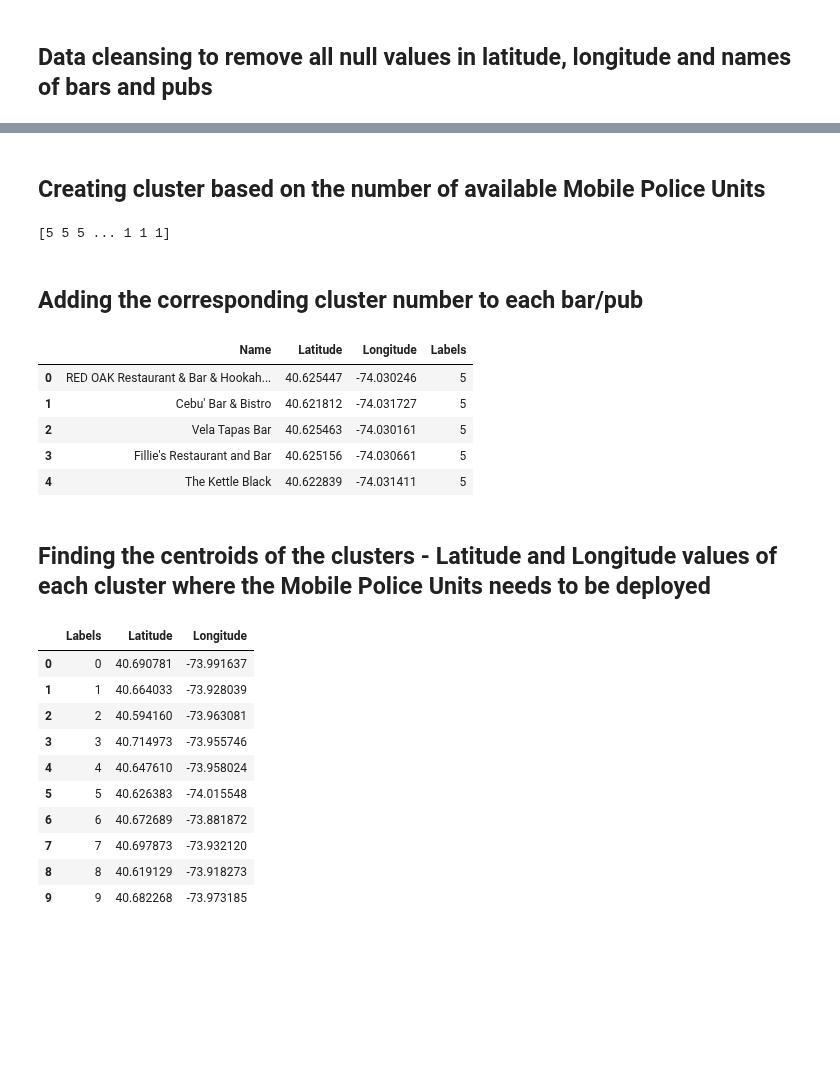
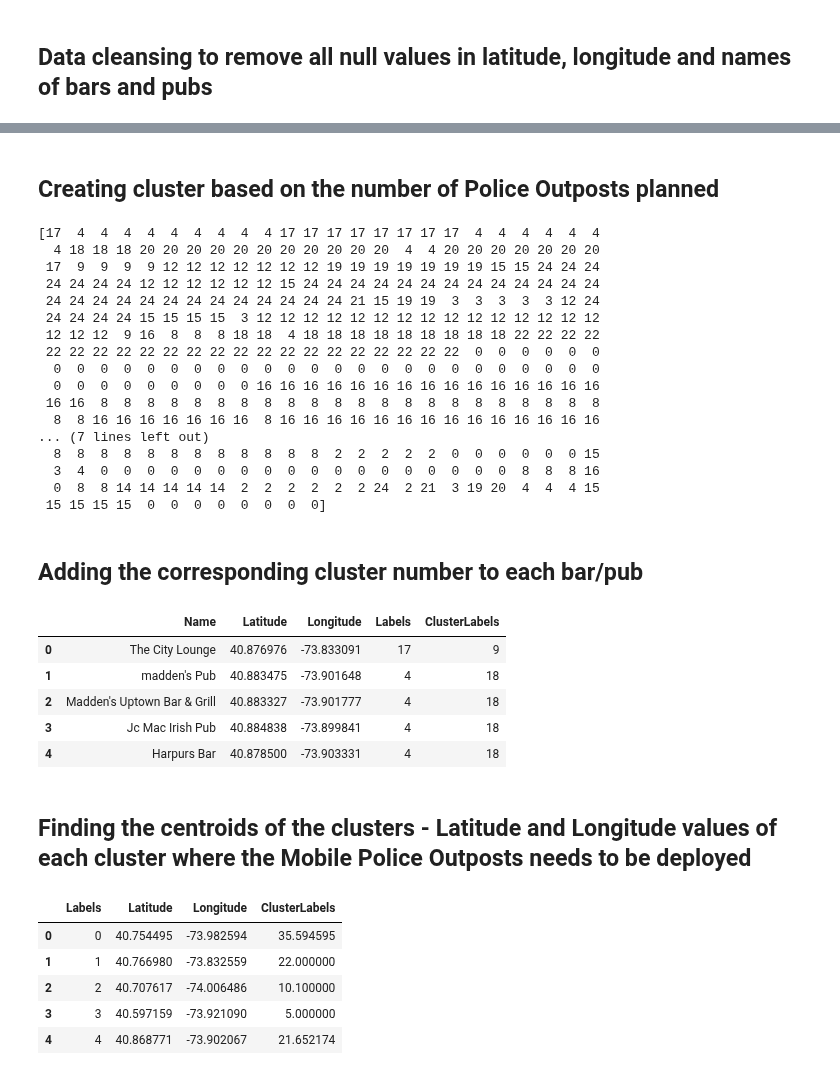
Before and after one commit to merrymelgeorge/Coursera--project, a Jupyter notebook: Capstone Project.ipynb, the cells around one changed output, grey strips where cells are left out. Drawn from its saved outputs; the diff is of its cells as text; code cells hidden in the pictures; blank space fills up the shorter version.

```diff
--- a/Capstone Project.ipynb
+++ b/Capstone Project.ipynb
@@ -172,7 +149,7 @@ brookbarpub.head()
 # %%
 columns = ['Name', 'Latitude', 'Longitude']
-brookbarpubdata = pd.DataFrame()
-brookbarpubdata[columns] = brookbarpub[['name','location.lat','location.lng']].reset_index(drop = True)
-brookbarpubdata.head()
+nybarpubdata = pd.DataFrame()
+nybarpubdata[columns] = nybarpub[['name','location.lat','location.lng']].reset_index(drop = True)
+nybarpubdata.head()
 # %% [output]
 |  | Name | Latitude | Longitude |
@@ -184,3 +165,3 @@ brookbarpubdata.head()
 # %%
-x = brookbarpubdata[['Latitude','Longitude']]
+x = nybarpubdata[['Latitude','Longitude']]
 # %% [markdown]
@@ -201,12 +182,28 @@ array([[-1.2871393 , -1.98162568],
 # %% [markdown]
-## Creating cluster based on the number of available Mobile Police Units
+## Creating cluster based on the number of Police Outposts planned
 # %%
-available_police_units = 10
-num_clusters = available_police_units
-k_means = KMeans(init="k-means++", n_clusters=num_clusters, n_init=15)
+number_of_police_outposts = 25
+num_clusters = number_of_police_outposts
+k_means = KMeans(init="k-means++", n_clusters=num_clusters, n_init=100, algorithm='elkan',random_state=5)
 k_means.fit(cluster_dataset)
 labels = k_means.labels_
 
 print(labels)
 # %% [output]
-[5 5 5 ... 1 1 1]
+[17  4  4  4  4  4  4  4  4  4 17 17 17 17 17 17 17 17  4  4  4  4  4  4
+  4 18 18 18 20 20 20 20 20 20 20 20 20 20 20  4  4 20 20 20 20 20 20 20
+ 17  9  9  9  9 12 12 12 12 12 12 12 19 19 19 19 19 19 19 15 15 24 24 24
+ 24 24 24 24 12 12 12 12 12 12 15 24 24 24 24 24 24 24 24 24 24 24 24 24
+ 24 24 24 24 24 24 24 24 24 24 24 24 24 21 15 19 19  3  3  3  3  3 12 24
+ 24 24 24 24 15 15 15 15  3 12 12 12 12 12 12 12 12 12 12 12 12 12 12 12
+ 12 12 12  9 16  8  8  8 18 18  4 18 18 18 18 18 18 18 18 18 22 22 22 22
+ 22 22 22 22 22 22 22 22 22 22 22 22 22 22 22 22 22 22  0  0  0  0  0  0
+  0  0  0  0  0  0  0  0  0  0  0  0  0  0  0  0  0  0  0  0  0  0  0  0
+  0  0  0  0  0  0  0  0  0 16 16 16 16 16 16 16 16 16 16 16 16 16 16 16
+ 16 16  8  8  8  8  8  8  8  8  8  8  8  8  8  8  8  8  8  8  8  8  8  8
+  8  8 16 16 16 16 16 16 16  8 16 16 16 16 16 16 16 16 16 16 16 16 16 16
+... (7 lines left out)
+  8  8  8  8  8  8  8  8  8  8  8  8  2  2  2  2  2  0  0  0  0  0  0 15
+  3  4  0  0  0  0  0  0  0  0  0  0  0  0  0  0  0  0  0  0  8  8  8 16
+  0  8  8 14 14 14 14 14  2  2  2  2  2  2 24  2 21  3 19 20  4  4  4 15
+ 15 15 15 15  0  0  0  0  0  0  0  0]
@@ -215,29 +210,26 @@ brookbarpubdata["Labels"] = labels
 # %% [markdown]
 ## Adding the corresponding cluster number to each bar/pub
+# %%
+nybarpubdata["Labels"] = labels
 # %%
-brookbarpubdata.head()
+nybarpubdata.head()
 # %% [output]
-|  | Name | Latitude | Longitude | Labels |
-| 0 | RED OAK Restaurant & Bar & Hookah... | 40.625447 | -74.030246 | 5 |
-| 1 | Cebu' Bar & Bistro | 40.621812 | -74.031727 | 5 |
-| 2 | Vela Tapas Bar | 40.625463 | -74.030161 | 5 |
-| 3 | Fillie's Restaurant and Bar | 40.625156 | -74.030661 | 5 |
-| 4 | The Kettle Black | 40.622839 | -74.031411 | 5 |
+|  | Name | Latitude | Longitude | Labels | ClusterLabels |
+| 0 | The City Lounge | 40.876976 | -73.833091 | 17 | 9 |
+| 1 | madden's Pub | 40.883475 | -73.901648 | 4 | 18 |
+| 2 | Madden's Uptown Bar & Grill | 40.883327 | -73.901777 | 4 | 18 |
+| 3 | Jc Mac Irish Pub | 40.884838 | -73.899841 | 4 | 18 |
+| 4 | Harpurs Bar | 40.878500 | -73.903331 | 4 | 18 |
 # %% [markdown]
-## Finding the centroids of the clusters - Latitude and Longitude values of each cluster where the Mobile Police Units needs to be deployed
+## Finding the centroids of the clusters - Latitude and Longitude values of each cluster where the Mobile Police Outposts needs to be deployed
 # %%
-brookbarpubcentroid = brookbarpubdata.groupby('Labels').mean()
-brookbarpubcentroid.reset_index(level=0, inplace=True)
-brookbarpubcentroid
+nybarpubcentroid= nybarpubdata.groupby('Labels').mean()
+nybarpubcentroid.reset_index(level=0, inplace=True)
+nybarpubcentroid.head()
 # %% [output]
-|  | Labels | Latitude | Longitude |
-| 0 | 0 | 40.690781 | -73.991637 |
-| 1 | 1 | 40.664033 | -73.928039 |
-| 2 | 2 | 40.594160 | -73.963081 |
-| 3 | 3 | 40.714973 | -73.955746 |
-| 4 | 4 | 40.647610 | -73.958024 |
-| 5 | 5 | 40.626383 | -74.015548 |
-| 6 | 6 | 40.672689 | -73.881872 |
-| 7 | 7 | 40.697873 | -73.932120 |
-| 8 | 8 | 40.619129 | -73.918273 |
-| 9 | 9 | 40.682268 | -73.973185 |
+|  | Labels | Latitude | Longitude | ClusterLabels |
+| 0 | 0 | 40.754495 | -73.982594 | 35.594595 |
+| 1 | 1 | 40.766980 | -73.832559 | 22.000000 |
+| 2 | 2 | 40.707617 | -74.006486 | 10.100000 |
+| 3 | 3 | 40.597159 | -73.921090 | 5.000000 |
+| 4 | 4 | 40.868771 | -73.902067 | 21.652174 |
```
Also changed, not shown: parts of 25 cells of this notebook.
